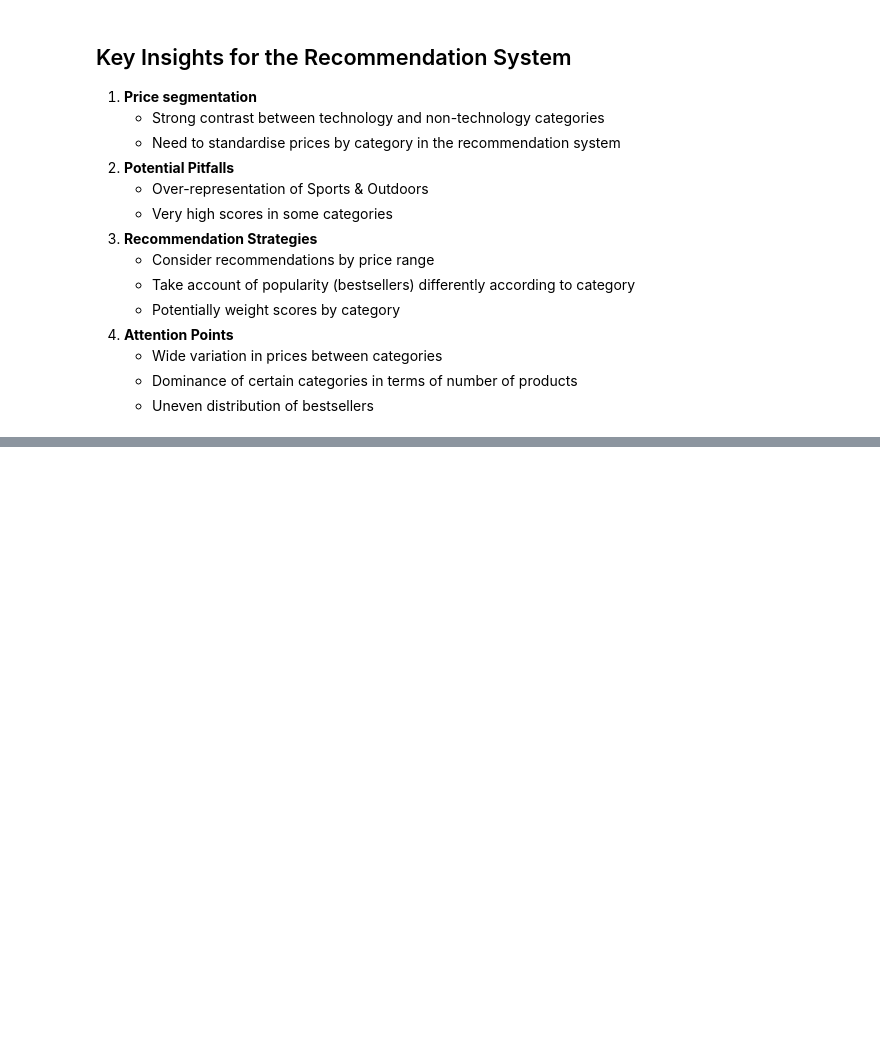
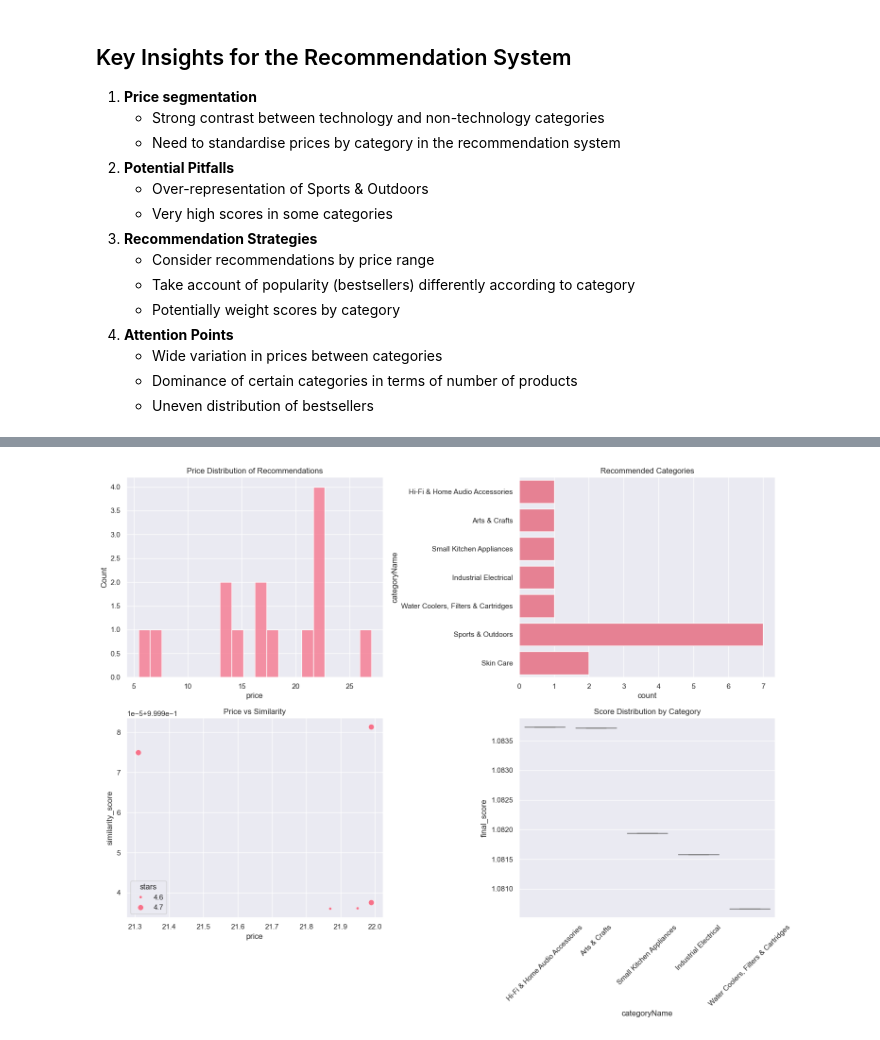
Before and after one commit to Aurelie75FR/IH_Final_Project, a Jupyter notebook: notebooks/main.ipynb, the cells around one changed output, grey strips where cells are left out. Cells and saved outputs as stored; diff of their text form; code cells hidden in the pictures; blank space fills up the shorter version.

```diff
--- a/notebooks/main.ipynb
+++ b/notebooks/main.ipynb
@@ -286,3 +151,95 @@ Moyenne de produits par catégorie: 3536.64
     - Wide variation in prices between categories
     - Dominance of certain categories in terms of number of products
     - Uneven distribution of bestsellers
+# %%
+# Configuration of visualizations
+sns.set_theme()
+sns.set_palette("husl")
+
+# Init recommender
+recommender = AmazonRecommender(price_variation=0.3)
+recommender.fit(df_processed)
+
+# Test different types of recommendations
+def display_recommendations(recommender, df_processed):
+    """
+    Displays and visualizes the different recommendations
+    """
+    try:
+        # 1. Similar recommendations
+        product_id = df_processed.index[0]
+        print("\n=== Similar Product Recommendations ===")
+        print(f"Reference product: {df_processed.loc[product_id, 'title']}\n")
+        similar_products = recommender.get_similar_products(product_id, n=5)
+        print(similar_products)
+
+        # 2. Category-based recommendations
+        print("\n=== Category-based Recommendations ===")
+        category_recs = recommender.get_category_recommendations('Sports & Outdoors', n=5)
+        print(category_recs[['title', 'price', 'stars', 'combined_score']])
+
+        # 3. Personalized recommendations
+        print("\n=== Personalized Recommendations ===")
+        user_prefs = {
+            'preferred_categories': ['Sports & Outdoors', 'Skin Care'],
+            'price_range': (10, 100),
+            'min_rating': 4.0
+        }
+        personalized_recs = recommender.get_personalized_recommendations(user_prefs, n=5)
+        print(personalized_recs)
+
+        # Visualizations
+        fig, axes = plt.subplots(2, 2, figsize=(15, 12))
+
+        # Ensure all DataFrames have the necessary columns
+        category_recs_viz = category_recs.copy()
+        category_recs_viz['categoryName'] = 'Sports & Outdoors'  # Add the missing column
+
+        # Price distribution
+        all_recs = pd.concat([
+            similar_products[['price', 'categoryName']],
+            category_recs_viz[['price', 'categoryName']],
+            personalized_recs[['price', 'categoryName']]
+        ], ignore_index=True)
+
+        sns.histplot(data=all_recs, x='price', bins=20, ax=axes[0,0])
+        axes[0,0].set_title('Price Distribution of Recommendations')
+
+        # Category distribution
+        sns.countplot(data=all_recs, y='categoryName', ax=axes[0,1])
+        axes[0,1].set_title('Recommended Categories')
+
+        # Price vs Similarity (for similar products)
+        if 'similarity_score' in similar_products.columns:
+            sns.scatterplot(
+                data=similar_products,
+                x='price',
+                y='similarity_score',
+                size='stars',
+                ax=axes[1,0]
+            )
+            axes[1,0].set_title('Price vs Similarity')
+
+        # Score distribution
+        if 'final_score' in similar_products.columns:
+            sns.boxplot(
+                data=similar_products,
+                y='final_score',
+                x='categoryName',
+                ax=axes[1,1]
+            )
+            axes[1,1].set_title('Score Distribution by Category')
+            axes[1,1].tick_params(axis='x', rotation=45)
+
+        plt.tight_layout()
+        plt.show()
+
+    except Exception as e:
+        print(f"An error occurred: {str(e)}")
+
+# Running tests
+try:
+    display_recommendations(recommender, df_processed)
+except Exception as e:
+    print(f"An error occurred: {str(e)}")
+# %% [output]
@@ -288,0 +269 @@ Moyenne de produits par catégorie: 3536.64
+[figure, added]
```
Also changed, not shown: parts of 41 cells of this notebook, 4 other files.
